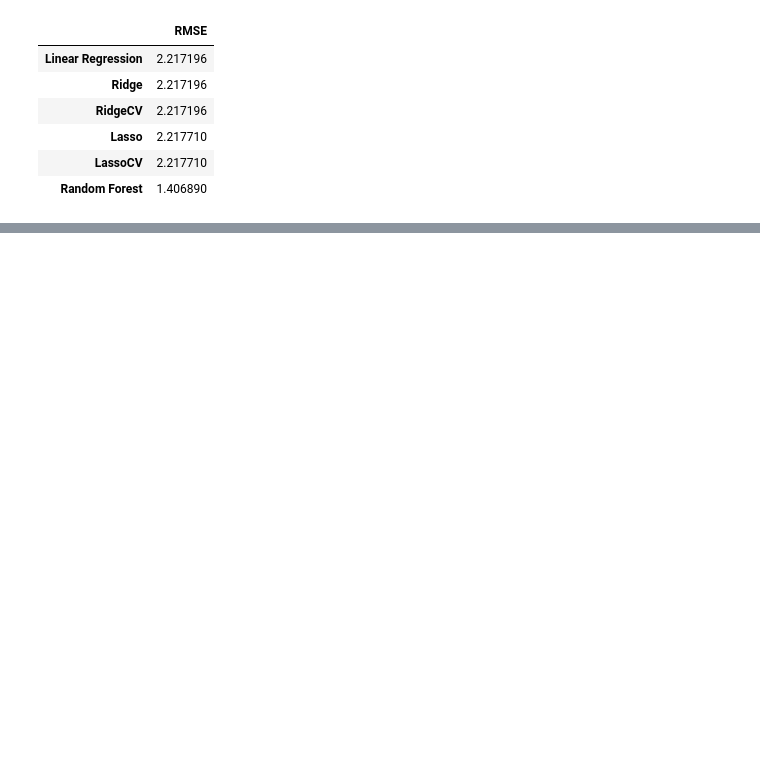
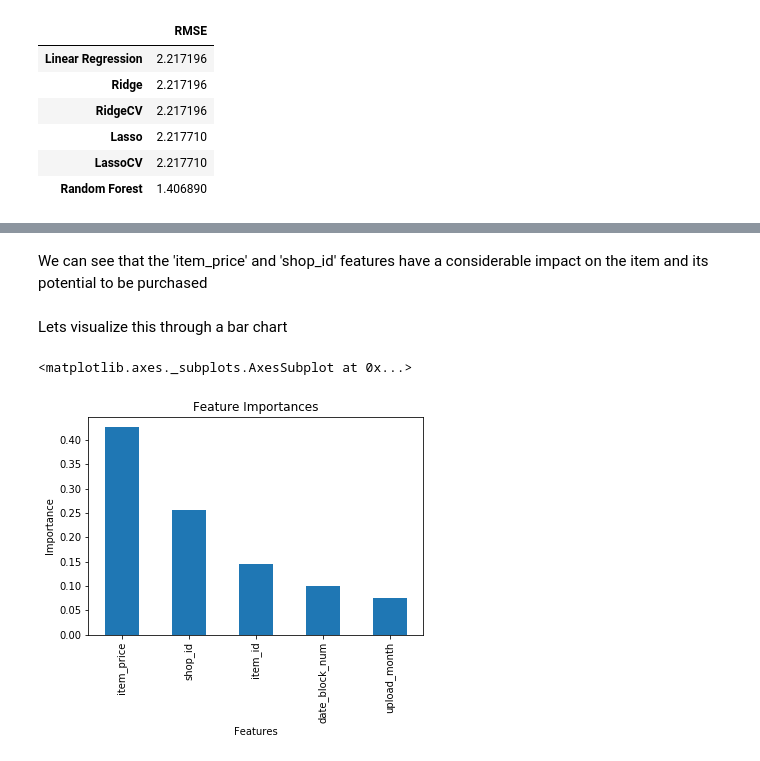
Before and after one commit to Edwardp17/Kaggle, a Jupyter notebook: sales_forecast/sales_forecast.ipynb, the cells around one changed output, grey strips where cells are left out. Cells and saved outputs as stored; diff of their text form; code cells hidden in the pictures; blank space fills up the shorter version.

```diff
--- a/sales_forecast/sales_forecast.ipynb
+++ b/sales_forecast/sales_forecast.ipynb
@@ -102,5 +119,6 @@ display(y.head())
 4    1.0
 Name: item_cnt_day, dtype: float64
 # %%
+modelFeatures = list(X.columns)
 X_train, X_test, y_train, y_test = train_test_split(X,y,test_size = 0.50, random_state = 1)
 X_test, X_val, y_test, y_val = train_test_split(X,y,test_size = 0.50, random_state = 1)
@@ -145,4 +173,4 @@ scores
 # %%
-rf_tuned = get_fits([RandomForestRegressor(n_estimators = 120, oob_score = True, random_state = 1)])
+rf_tuned = get_fits([RandomForestRegressor(n_estimators = 100, random_state = 1)])
 # %%
 rf_tuned_score = get_scores(rf_tuned, ['Random Forest'], X_val, y_val)
@@ -148,0 +188,2 @@ rf_tuned_score = get_scores(rf_tuned, ['Random Forest'], X_val, y_val)
+# %%
+rf_tuned = rf_tuned[0]
@@ -148,0 +199,8 @@ rf_tuned_score = get_scores(rf_tuned, ['Random Forest'], X_val, y_val)
+# %%
+features = modelFeatures
+importances = list(rf_tuned.feature_importances_)
+indices = np.argsort(importances)
+fi = pd.DataFrame(importances, index = features, columns = ['importances'])
+fi.sort_values(by = 'importances', ascending = False, inplace = True)
+fi
+fi
@@ -148,0 +214,12 @@ rf_tuned_score = get_scores(rf_tuned, ['Random Forest'], X_val, y_val)
+# %% [markdown]
+We can see that the 'item_price' and 'shop_id' features have a considerable impact on the item and its potential to be purchased
+# %% [markdown]
+Lets visualize this through a bar chart
+# %%
+plt.title('Feature Importances')
+plt.xlabel('Features')
+plt.ylabel('Importance')
+fi.importances.plot(kind = 'bar')
+# %% [output]
+<matplotlib.axes._subplots.AxesSubplot at 0x...>
+[figure, added]
```
Also changed, not shown: parts of 19 cells of this notebook.
